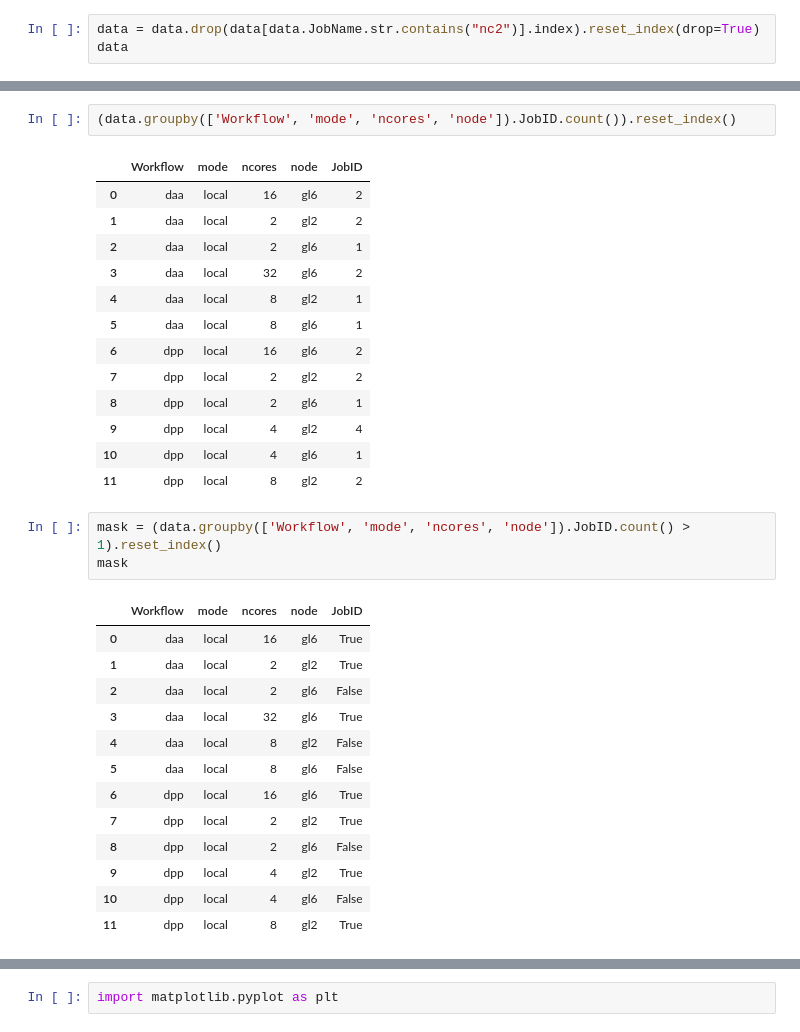
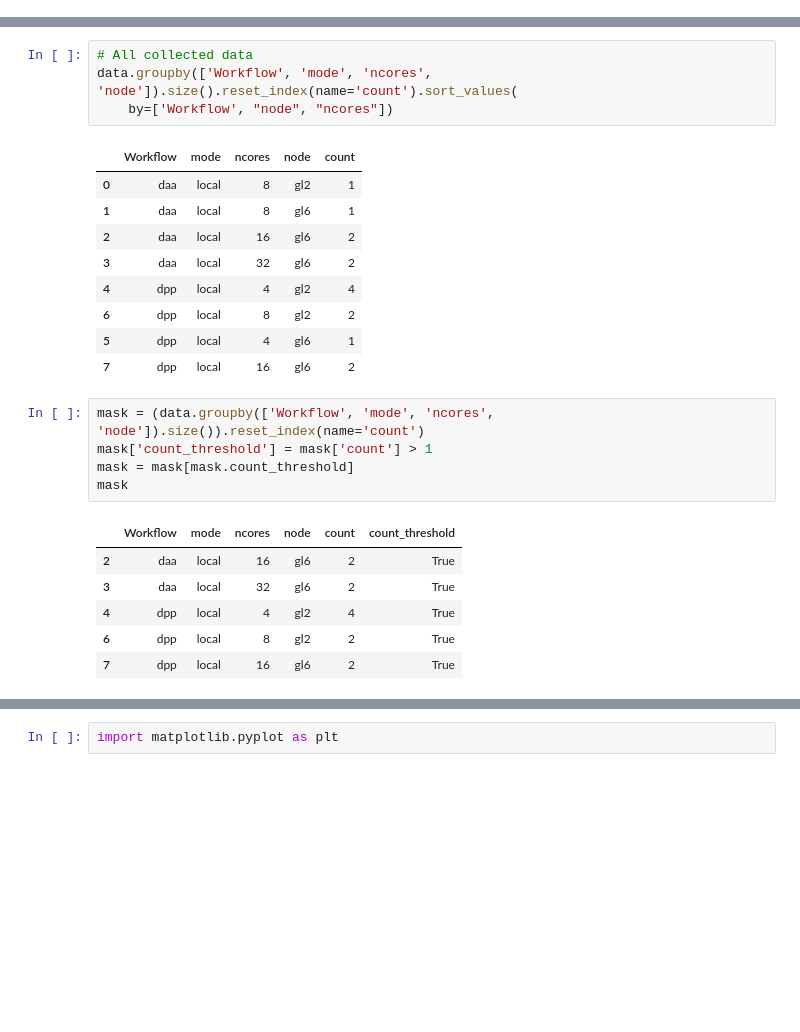
Before and after one commit to dmitrijs-voronovs/haddock-energy-consumption-optimization, a Jupyter notebook: data-analysis/parsing.ipynb, the cells around one changed output, grey strips where cells are left out. Saved outputs shown, nothing was run; the diff lists cells and outputs as text; blank space fills up the shorter version.

```diff
--- a/data-analysis/parsing.ipynb
+++ b/data-analysis/parsing.ipynb
@@ -144,3 +22,0 @@ data
-# %%
-data = data.drop(data[data.JobName.str.contains("nc2")].index).reset_index(drop=True)
-data
@@ -181,33 +93,26 @@ data
 # %%
-(data.groupby(['Workflow', 'mode', 'ncores', 'node']).JobID.count()).reset_index()
+# All collected data
+data.groupby(['Workflow', 'mode', 'ncores', 'node']).size().reset_index(name='count').sort_values(
+    by=['Workflow', "node", "ncores"])
 # %% [output]
-|  | Workflow | mode | ncores | node | JobID |
-| 0 | daa | local | 16 | gl6 | 2 |
-| 1 | daa | local | 2 | gl2 | 2 |
-| 2 | daa | local | 2 | gl6 | 1 |
+|  | Workflow | mode | ncores | node | count |
+| 0 | daa | local | 8 | gl2 | 1 |
+| 1 | daa | local | 8 | gl6 | 1 |
+| 2 | daa | local | 16 | gl6 | 2 |
 | 3 | daa | local | 32 | gl6 | 2 |
-| 4 | daa | local | 8 | gl2 | 1 |
-| 5 | daa | local | 8 | gl6 | 1 |
-| 6 | dpp | local | 16 | gl6 | 2 |
-| 7 | dpp | local | 2 | gl2 | 2 |
-| 8 | dpp | local | 2 | gl6 | 1 |
-| 9 | dpp | local | 4 | gl2 | 4 |
-| 10 | dpp | local | 4 | gl6 | 1 |
-| 11 | dpp | local | 8 | gl2 | 2 |
+| 4 | dpp | local | 4 | gl2 | 4 |
+| 6 | dpp | local | 8 | gl2 | 2 |
+| 5 | dpp | local | 4 | gl6 | 1 |
+| 7 | dpp | local | 16 | gl6 | 2 |
 # %%
-mask = (data.groupby(['Workflow', 'mode', 'ncores', 'node']).JobID.count() > 1).reset_index()
+mask = (data.groupby(['Workflow', 'mode', 'ncores', 'node']).size()).reset_index(name='count')
+mask['count_threshold'] = mask['count'] > 1
+mask = mask[mask.count_threshold]
 mask
 # %% [output]
-|  | Workflow | mode | ncores | node | JobID |
-| 0 | daa | local | 16 | gl6 | True |
-| 1 | daa | local | 2 | gl2 | True |
-| 2 | daa | local | 2 | gl6 | False |
-| 3 | daa | local | 32 | gl6 | True |
-| 4 | daa | local | 8 | gl2 | False |
-| 5 | daa | local | 8 | gl6 | False |
-| 6 | dpp | local | 16 | gl6 | True |
-| 7 | dpp | local | 2 | gl2 | True |
-| 8 | dpp | local | 2 | gl6 | False |
-| 9 | dpp | local | 4 | gl2 | True |
-| 10 | dpp | local | 4 | gl6 | False |
-| 11 | dpp | local | 8 | gl2 | True |
+|  | Workflow | mode | ncores | node | count | count_threshold |
+| 2 | daa | local | 16 | gl6 | 2 | True |
+| 3 | daa | local | 32 | gl6 | 2 | True |
+| 4 | dpp | local | 4 | gl2 | 4 | True |
+| 6 | dpp | local | 8 | gl2 | 2 | True |
+| 7 | dpp | local | 16 | gl6 | 2 | True |
```
Also changed, not shown: parts of 22 cells of this notebook, 3 other files.
